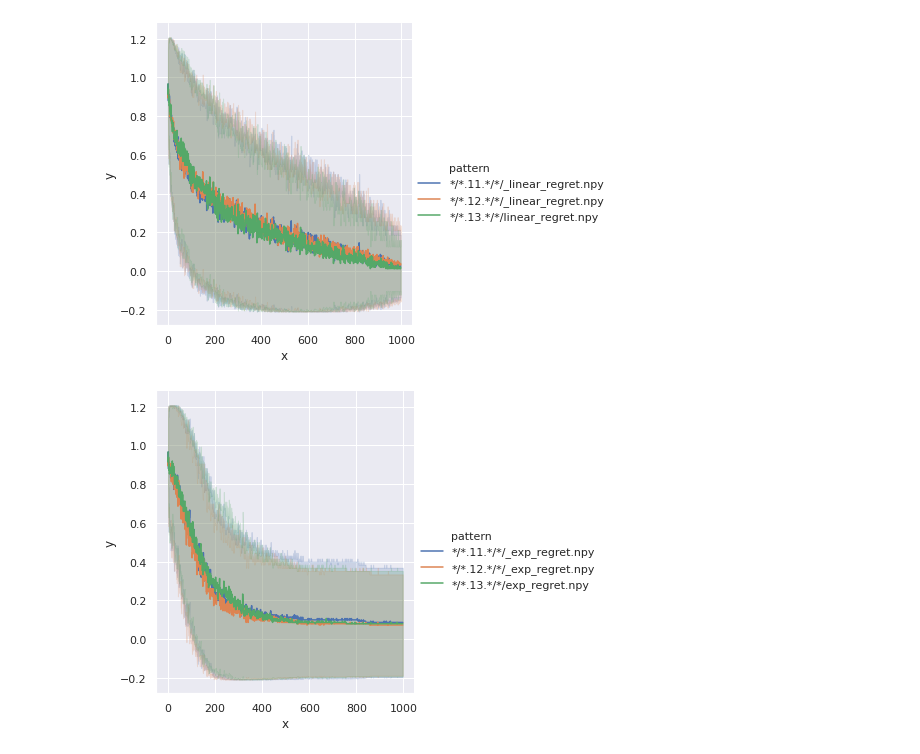
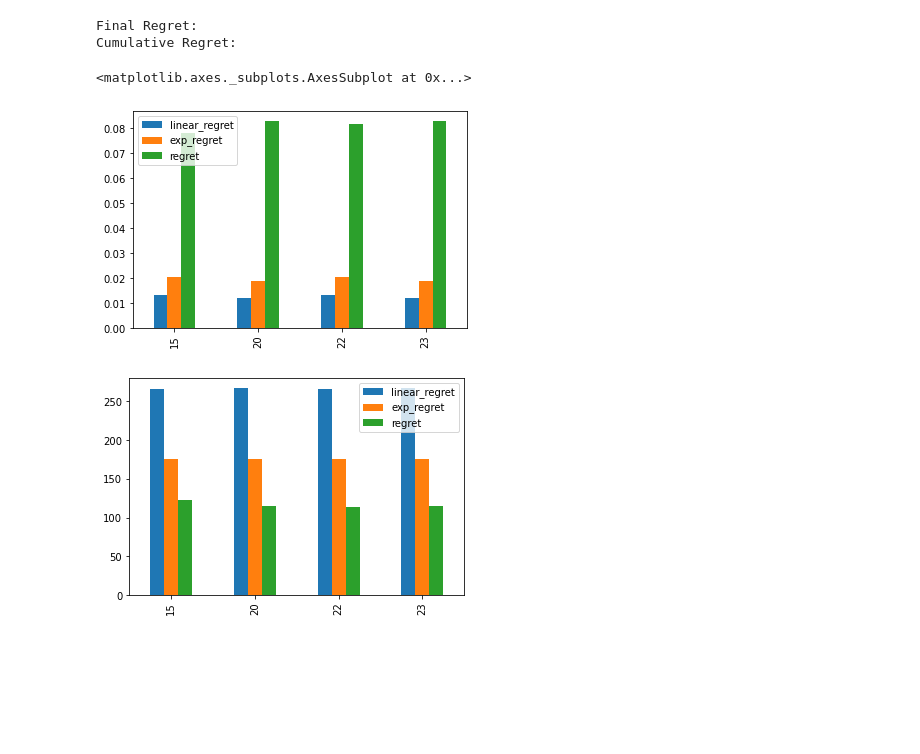
Before and after one commit to ethanabrooks/teacher-RL, a Jupyter notebook: notebooks/comparison.ipynb, the cells around one changed output. Drawn from its saved outputs; the diff is of its cells as text; code cells hidden in the pictures; blank space fills up the shorter version.

```diff
--- a/notebooks/comparison.ipynb
+++ b/notebooks/comparison.ipynb
@@ -30,6 +50,4 @@ plot(f'*/*.{13}.*/*/coefficient.npy')
 # %%
 for n in ns:
-    plot(f'*/*.{n}.*/*/_linear_regret.npy', f'*/*.{n}.*/*/_exp_regret.npy', f'*/*.{n}.*/*/_regret.npy')
-n = 13
-plot(f'*/*.{n}.*/*/linear_regret.npy', f'*/*.{n}.*/*/exp_regret.npy', f'*/*.{n}.*/*/regret.npy')
+    plot(f'*/*/TeacherTrainer_{n}_*/linear_regret.npy', f'*/*/TeacherTrainer_{n}_*/exp_regret.npy', f'*/*/TeacherTrainer_{n}_*/regret.npy')
 # %% [output]
@@ -43,8 +58,26 @@ plot(*[f'*/*.{n}.*/*/_regret.npy' for n in ns], f'*/*.{13}.*/*/regret.npy')
-# %%
-plot(*[f'*/*.{n}.*/*/_linear_regret.npy' for n in ns], f'*/*.{13}.*/*/linear_regret.npy')
-# %% [output]
-[figure, removed]
-# %%
-plot(*[f'*/*.{n}.*/*/_exp_regret.npy' for n in ns], f'*/*.{13}.*/*/exp_regret.npy')
-# %% [output]
-[figure, removed]
+# %%
+import re
+from collections import defaultdict
+index = []
+cumulative = defaultdict(list)
+final = defaultdict(list)
+
+for n in ns:
+    index.append(n)
+    for key in ['linear_regret', 'exp_regret', 'regret']:
+        pattern = f'*/*/TeacherTrainer_{n}_*/{key}.npy'
+        path = next(Path('/home/jovyan/').glob(pattern))
+        array = np.load(str(path))
+        final[key].append(array[:, -1].mean())
+        cumulative[key].append(array.sum(1).mean())
+
+print('Final Regret:')
+pd.DataFrame(final, index=index).plot.bar()
+print('Cumulative Regret:')
+pd.DataFrame(cumulative, index=index).plot.bar()
+# %% [output]
+Final Regret:
+Cumulative Regret:
+<matplotlib.axes._subplots.AxesSubplot at 0x...>
+[figure, added]
+[figure, added]
```
Also changed, not shown: parts of 3 cells of this notebook.
